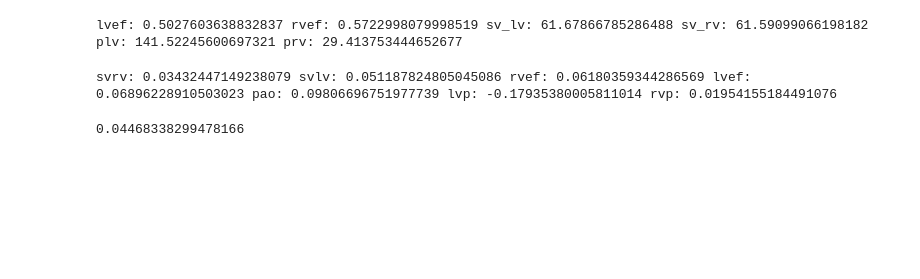
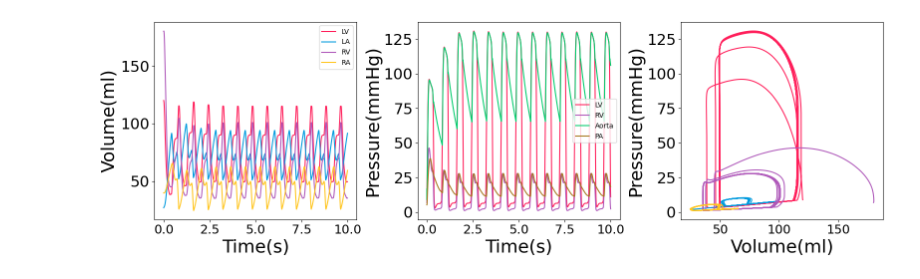
Before and after one commit to ShitingHuang-1/closed_circuit, a Jupyter notebook: baseline.ipynb, the cells around one changed output. Saved outputs shown, nothing was run; the diff lists cells and outputs as text; code cells hidden in the pictures; blank space fills up the shorter version.

```diff
--- a/baseline.ipynb
+++ b/baseline.ipynb
@@ -272,19 +0,0 @@ diff_rvp = ((prv_max - maxprv)/prv_max)**2
-# %%
-print('lvef:', lvef, 'rvef:', rvef, 'sv_lv:', sv_lv, 'sv_rv:', sv_rv, 'plv:', maxplv, 'prv:', maxprv)
-# %% [output]
-lvef: 0.5027603638832837 rvef: 0.5722998079998519 sv_lv: 61.67866785286488 sv_rv: 61.59099066198182 plv: 141.52245600697321 prv: 29.413753444652677
-# %%
-err_svrv = ((svrv_st - svrv)/svrv_st)
-err_svlv = ((svlv_st - svlv)/svlv_st)
-err_rvef = ((rvef_st - rvef)/rvef_st)
-err_lvef = ((lvef_st - lvef)/lvef_st)
-err_pao = ((pao_min - minaop)/ pao_min)
-err_lvp = ((plv_max - maxplv)/plv_max)
-err_rvp = ((prv_max - maxprv)/prv_max)
-print('svrv:', err_svrv, 'svlv:', err_svlv, 'rvef:',err_rvef,'lvef:', err_lvef,'pao:', err_pao,'lvp:', err_lvp, 'rvp:',err_rvp)
-# %% [output]
-svrv: 0.03432447149238079 svlv: 0.051187824805045086 rvef: 0.06180359344286569 lvef: 0.06896228910503023 pao: 0.09806696751977739 lvp: -0.17935380005811014 rvp: 0.01954155184491076
-# %%
-err_svrv**2 + err_svlv**2 + err_rvef**2 + err_lvef**2 + err_pao**2 +err_lvp**2 +err_rvp**2
-# %% [output]
-0.04468338299478166
@@ -290,0 +122,39 @@ err_svrv**2 + err_svlv**2 + err_rvef**2 + err_lvef**2 + err_pao**2 +err_lvp**2 +
+# %%
+LV = '#FF1F5B'
+LA = '#009ADE'
+RV = '#AF58BA'
+RA = '#FFC61E'
+AO = '#00CD6C'
+PA = '#A6761D'
+fig, ((ax1, ax2, ax3)) = plt.subplots(1, 3, figsize=(16,5))
+ax1.plot(sol.t, v_lv, label='LV',color = LV)
+ax1.plot(sol.t, v_la, label='LA',color = LA)
+ax1.plot(sol.t, v_rv, label='RV', color = RV)
+ax1.plot(sol.t, v_ra, label='RA', color = RA)
+ax1.set_ylabel('Volume(ml)', fontsize = 26)
+ax1.legend()
+#ax1.set_xlim(8,8.8)
+ax1.set_xlabel('Time(s)', fontsize = 26)
+ax1.tick_params(axis='x', labelsize=18)
+ax1.tick_params(axis='y', labelsize=22)
+ax2.plot(sol.t, p_lv, label='LV',  color = LV)
+ax2.plot(sol.t, p_rv, label = 'RV', color = RV)
+ax2.plot(sol.t, p_ao, label='Aorta', color = AO)
+ax2.plot(sol.t, p_pa, label = 'PA', color = PA)
+ax2.set_ylabel('Pressure(mmHg)', fontsize = 26)
+ax2.legend()
+ax2.set_xlabel('Time(s)', fontsize = 26)
+ax2.tick_params(axis='x', labelsize=18)
+ax2.tick_params(axis='y', labelsize=22)
+ax3.plot(v_lv, p_lv, label='LV', color = LV)
+ax3.plot(v_la, p_la, label='LA', color = LA)
+ax3.plot(v_rv, p_rv, label='RV', color = RV)
+ax3.plot(v_ra, p_ra, label='RA', color = RA)
+ax3.set_ylabel('Pressure(mmHg)', fontsize = 26)
+ax3.set_xlabel('Volume(ml)', fontsize = 26)
+ax3.tick_params(axis='x', labelsize=18)
+ax3.tick_params(axis='y', labelsize=22)
+plt.tight_layout()
+plt.show()
+# %% [output]
+[figure, added]
```
Also changed, not shown: parts of 5 cells of this notebook.
